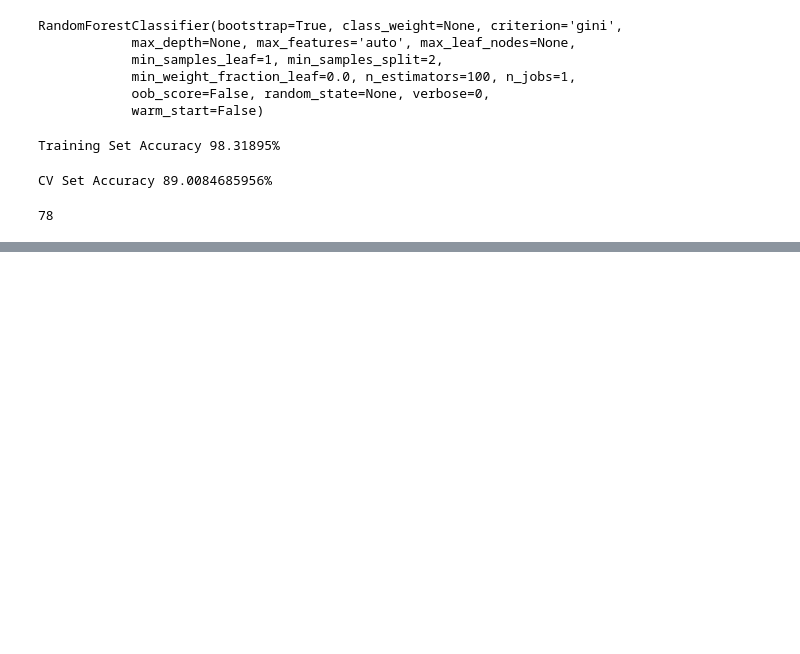
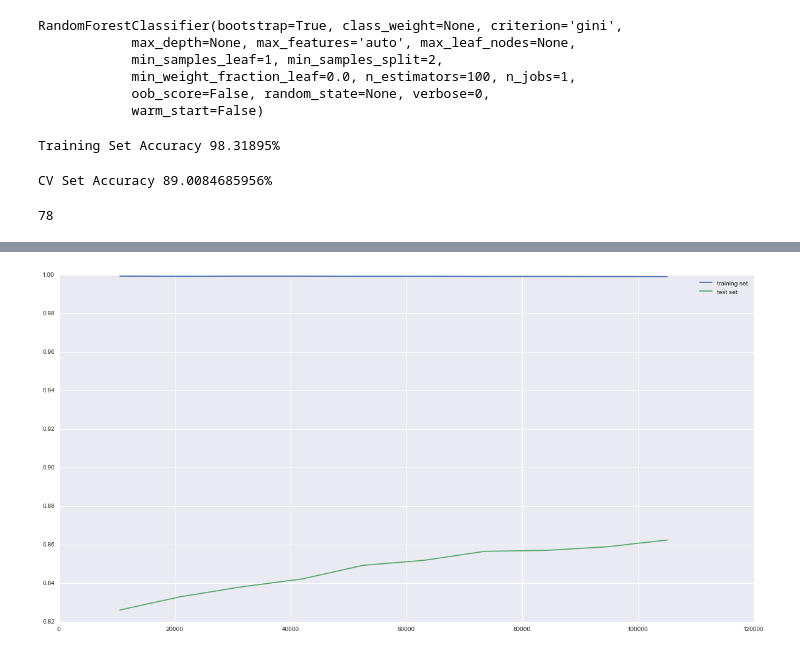
Before and after one commit to rurouni-najeeb/Kaggle, a Jupyter notebook: Red Hat/Red Hat.ipynb, the cells around one changed output, grey strips where cells are left out. Saved outputs shown, nothing was run; the diff lists cells and outputs as text; code cells hidden in the pictures; blank space fills up the shorter version.

```diff
--- a/Red Hat/Red Hat.ipynb
+++ b/Red Hat/Red Hat.ipynb
@@ -365,0 +493,4 @@ gc.collect()
+# %%
+rfc = RandomForestClassifier(n_estimators=100,max_features=1.0,max_depth=35)
+rfc.fit(X_train,y_train)
+print rfc.score(X_cv,y_cv)
@@ -365,0 +503,7 @@ gc.collect()
+# %%
+# from sklearn import cross_validation
+# cv = cross_validation.ShuffleSplit(X.shape[0], n_iter=100,
+#                                    test_size=0.2, random_state=0)
+cv = 3
+# %%
+curve = learning_curve(rfc,X,y,train_sizes=[i for i in np.arange(0.1,1.1,0.1)],cv=cv,verbose=2)
@@ -365,0 +529,11 @@ gc.collect()
+# %%
+training_examples = curve[0]
+training_acc = curve[1]
+test_acc = curve[2]
+# %%
+plt.plot(training_examples,training_acc.mean(axis = 1),label='training set')
+plt.plot(training_examples,test_acc.mean(axis = 1),label='test set')
+plt.legend()
+plt.show()
+# %% [output]
+[figure, added]
```
Also changed, not shown: parts of 32 cells of this notebook.
